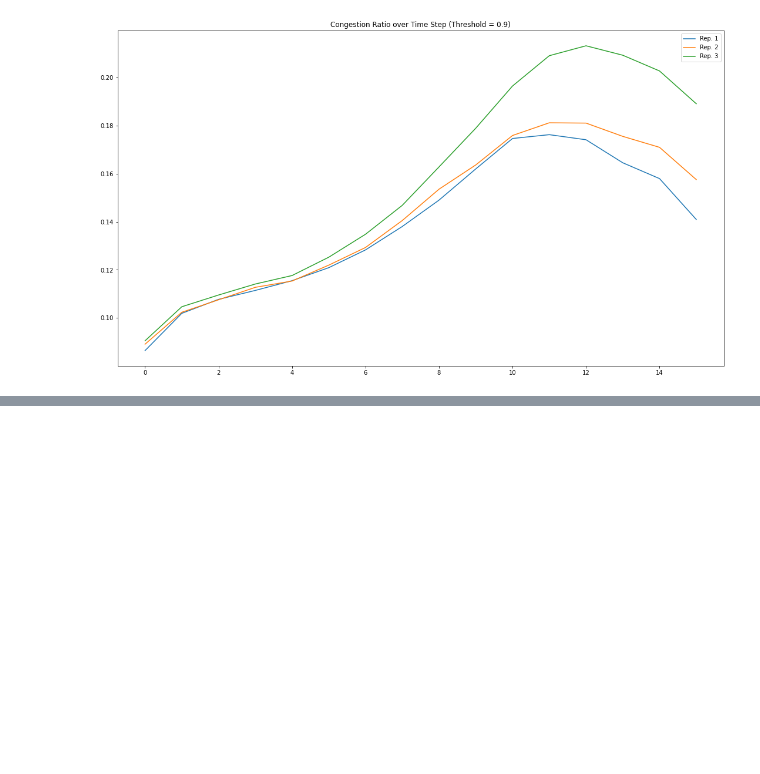
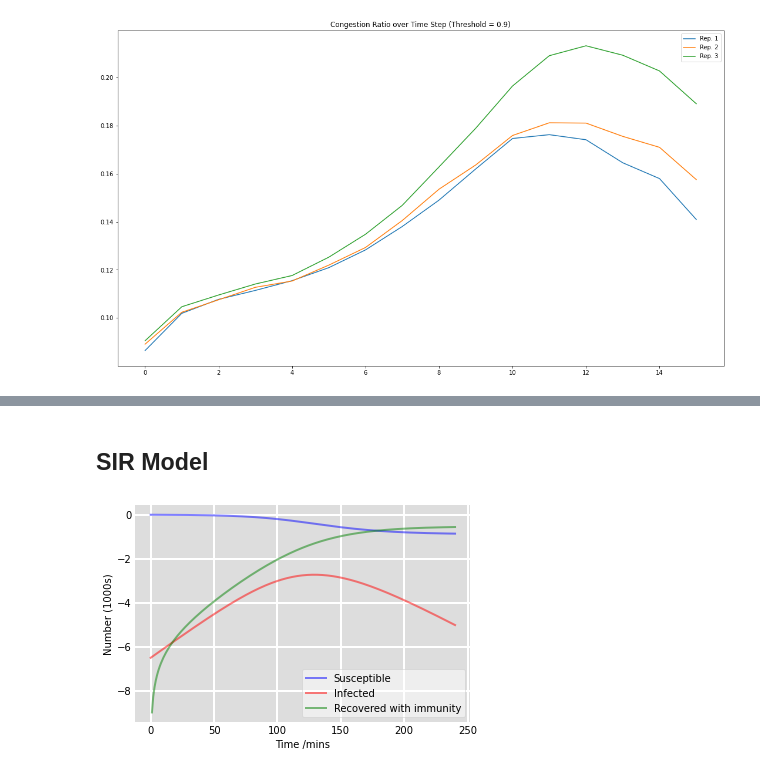
Before and after one commit to CarlQGan/SIR_Traffic, a Jupyter notebook: Sections_analysis.ipynb, the cells around one changed output, grey strips where cells are left out. Saved outputs shown, nothing was run; the diff lists cells and outputs as text; code cells hidden in the pictures; blank space fills up the shorter version.

Commit message:
updated with SIR model included

```diff
--- a/Sections_analysis.ipynb
+++ b/Sections_analysis.ipynb
@@ -243,32 +254,3 @@ plt.legend(["Rep. 1",
 plt.show()
 # %% [output]
 [figure]
-# %%
-# Extract the data of I-680 from GeoDataframe, aggregate(mean) them, and plot them
-# similar to the above process
-gdf_i680 = []
-gdf_i680_agg = []
-
-for i in range(__NUM_EXP):
-    gdf_i680.append(gdf[i][(gdf[i]['func_class'] == 1) & (gdf[i]['name'] != "Mission Boulevard")])
-
-for i in range(__NUM_EXP):
-    gdf_i680_agg.append(gdf_i680[i].groupby('ent').agg(np.mean).iloc[1:, :])
-# %%
-# Plot the aggregated(mean) flow-capacity ratio at each timestep for each experiment on I-680
-fig = plt.gcf()
-fig.set_size_inches(18.5, 10.5)
-plot_experiment(gdf_i680_agg, 'flow_capacity')
-plt.legend(["0% SRC(All SUE)",
-                     "10% SRC",
-                     "20% SRC",
-                     "30% SRC",
-                     "40% SRC",
-                     "50% SRC",
-                     "60% SRC",
-                     "70% SRC",
-                     "80% SRC",
-                     "90% SRC",
-                     "100% All SRC (No SUE)"])
-plt.title('I-680 Volume-to-Capacity Ratio')
-plt.show()
@@ -509,0 +507,2 @@ for threshold in rho:
+# %% [markdown]
+## SIR Model
@@ -509,0 +558,4 @@ for threshold in rho:
+# %%
+plot_SIR(I0=52, beta=0.0577, gamma=0.0812)
+# %% [output]
+[figure, added]
```
Also changed, not shown: parts of 12 cells of this notebook.
